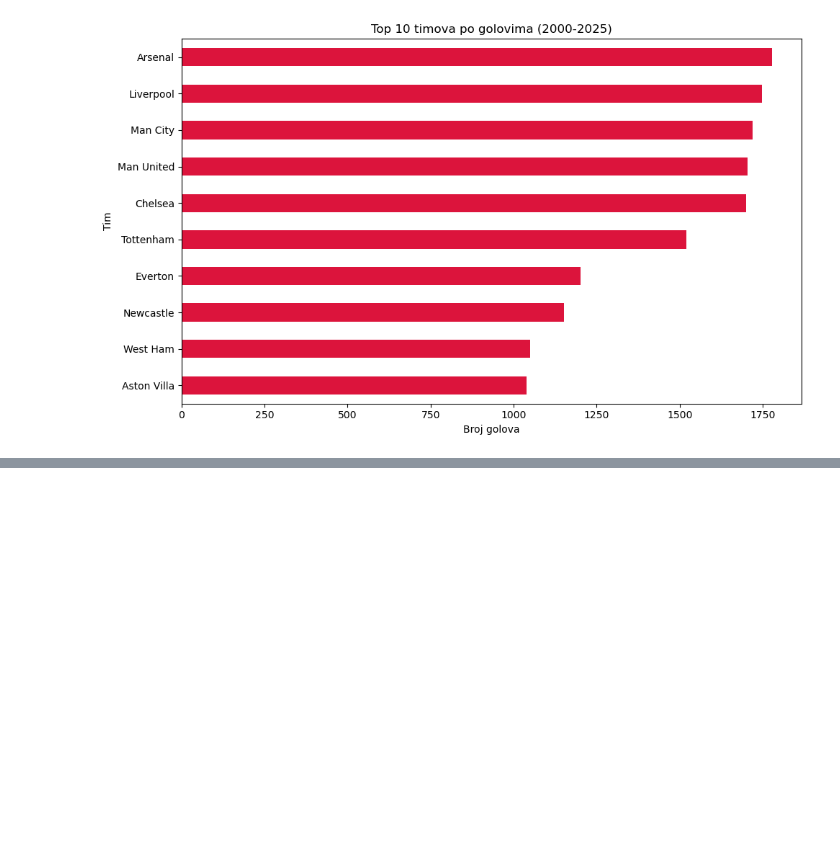
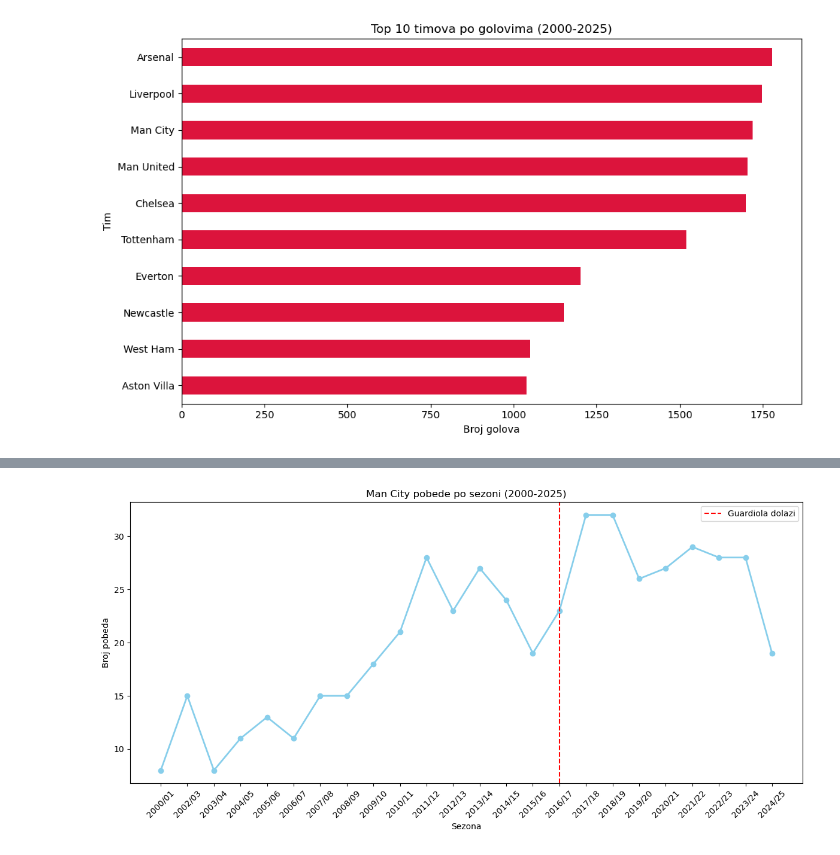
Before and after one commit to aleksamilekicc/premier_league_analysis, a Jupyter notebook: premier_league_analysis.ipynb, the cells around one changed output, grey strips where cells are left out. Saved outputs shown, nothing was run; the diff lists cells and outputs as text; code cells hidden in the pictures; blank space fills up the shorter version.

Commit message:
Add Man City form analysis

```diff
--- a/premier_league_analysis.ipynb
+++ b/premier_league_analysis.ipynb
@@ -162,3 +162,11 @@ plt.tight_layout()
 plt.show()
 # %% [output]
 [figure]
+# %%
+man_city = df[(df['HomeTeam'] == 'Man City') | (df['AwayTeam'] == 'Man City')]
+# %%
+pobede_city = man_city[
+    ((man_city['HomeTeam'] == 'Man City') & (man_city['FullTimeResult'] == 'H')) |
+    ((man_city['AwayTeam'] == 'Man City') & (man_city['FullTimeResult'] == 'A')) ]
+# %%
+pobede_po_sezoni = pobede_city.groupby('Season')['FullTimeResult'].count()
@@ -164,0 +193,14 @@ plt.show()
+# %%
+plt.figure(figsize=(12, 6))
+plt.plot(pobede_po_sezoni.index, pobede_po_sezoni.values,
+         color='skyblue', linewidth=2, marker='o')
+plt.axvline(x='2016/17', color='red', linestyle='--', label='Guardiola dolazi')
+plt.title('Man City pobede po sezoni (2000-2025)')
+plt.xlabel('Sezona')
+plt.ylabel('Broj pobeda')
+plt.xticks(rotation=45)
+plt.legend()
+plt.tight_layout()
+plt.show()
+# %% [output]
+[figure, added]
```
Also changed, not shown: parts of 1 cell of this notebook.
